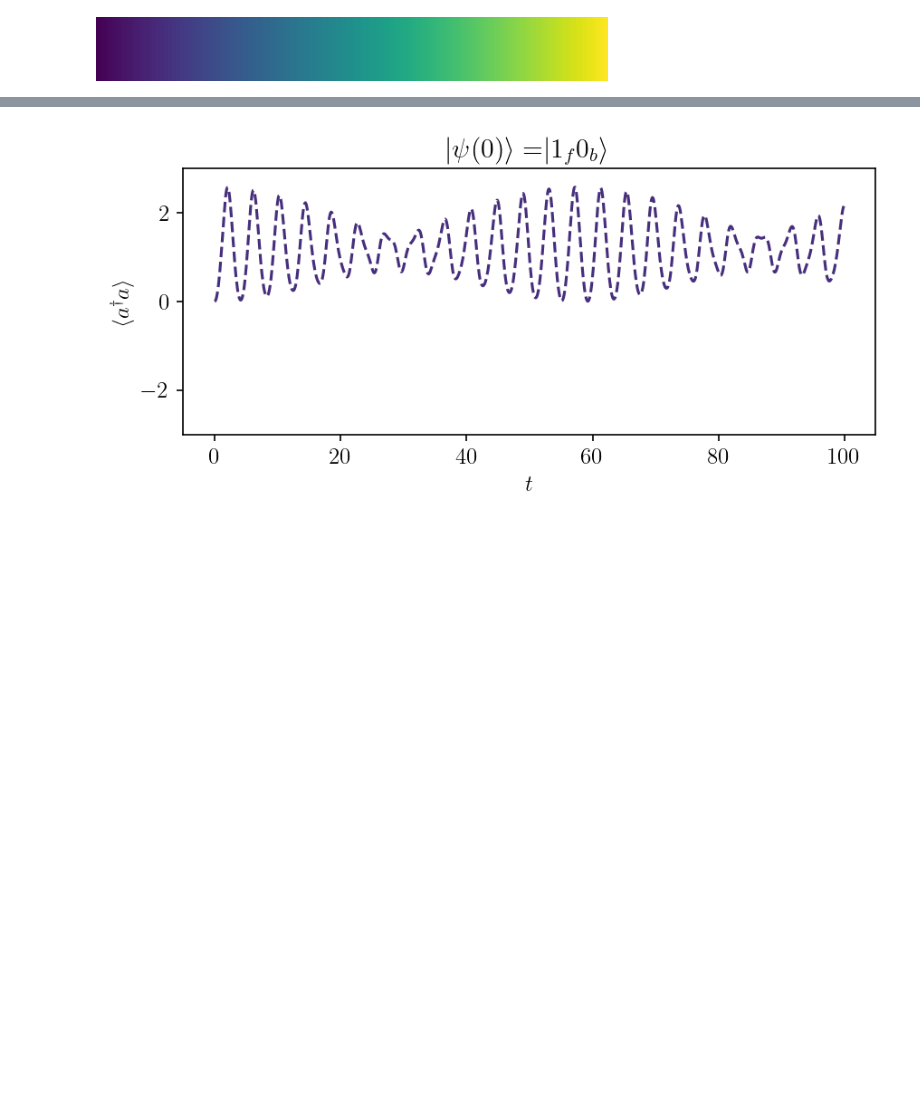
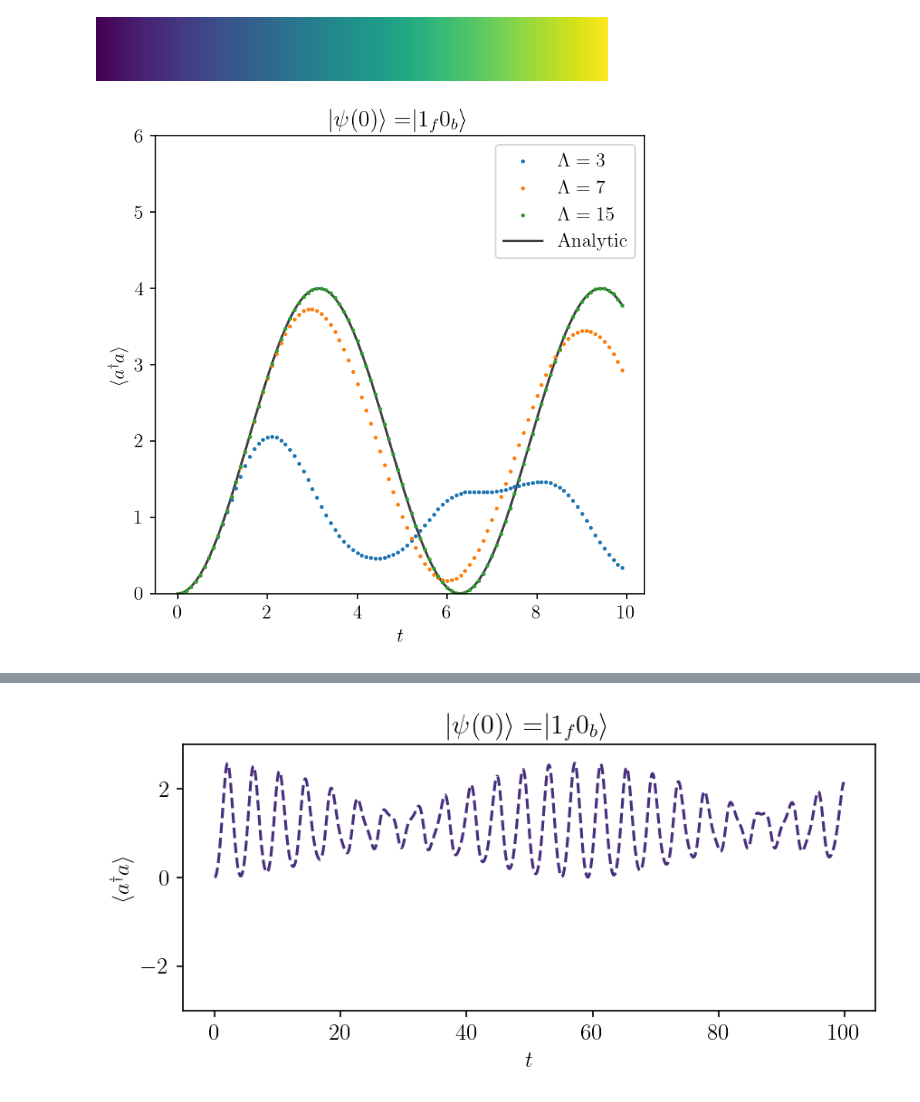
Before and after one commit to cgustin99/OpenParticle, a Jupyter notebook: models/Yukawa/static_yukawa_sv_sim.ipynb, the cells around one changed output, grey strips where cells are left out. Cells and saved outputs as stored; diff of their text form; code cells hidden in the pictures; blank space fills up the shorter version.

```diff
--- a/models/Yukawa/static_yukawa_sv_sim.ipynb
+++ b/models/Yukawa/static_yukawa_sv_sim.ipynb
@@ -268,3 +269,44 @@ Text(0.5, 0, '$t$')
 cmap
 # %% [output]
 [figure]
+# %%
+t_arr = np.arange(0, 10, 0.1)
+Lambda_max = 2**4
+
+fermion_state = 'single_fermion'
+boson_state = 'zero_boson'
+trotterization_approximation = 'exact'
+operator_expectation = 'number_op_boson'
+
+
+exp_vals_lambda3 = compute_expectation_values_t(
+    fermion_state, boson_state, 3, trotterization_approximation, operator_expectation, t_arr
+)
+exp_vals_lambda7 = compute_expectation_values_t(
+    fermion_state, boson_state, 7, trotterization_approximation, operator_expectation, t_arr
+)
+exp_vals_lambda15 = compute_expectation_values_t(
+    fermion_state, boson_state, 15, trotterization_approximation, operator_expectation, t_arr
+)
+
+
+cmap = mpl.colormaps['viridis']
+norm = mpl.colors.Normalize(vmin=1, vmax=Lambda_max)
+
+plt.figure(figsize=(5, 5), dpi=150)
+plt.scatter(t_arr, exp_vals_lambda3, marker = 'o', s = 2, label = r'$\Lambda = 3$')
+plt.scatter(t_arr, exp_vals_lambda7, marker = 'o', s = 2, label = r'$\Lambda = 7$')
+plt.scatter(t_arr, exp_vals_lambda15, marker = 'o', s = 2, label = r'$\Lambda = 15$')
+plt.plot(t_arr, -2*np.cos(t_arr) + 2, color = 'k', alpha = 0.75, label = 'Analytic', zorder = -1)
+plt.ylabel(
+    get_plot_y_label(operator_expectation)
+)
+plt.ylim(0, 6)
+plt.title(get_plot_title(fermion_state, boson_state))
+plt.xlabel(r'$t$')
+plt.legend()
+plt.tight_layout()
+plt.savefig('./static_yukawa_plots/exact.pdf')
+plt.show()
+# %% [output]
+[figure, added]
```
Also changed, not shown: parts of 3 cells of this notebook.
